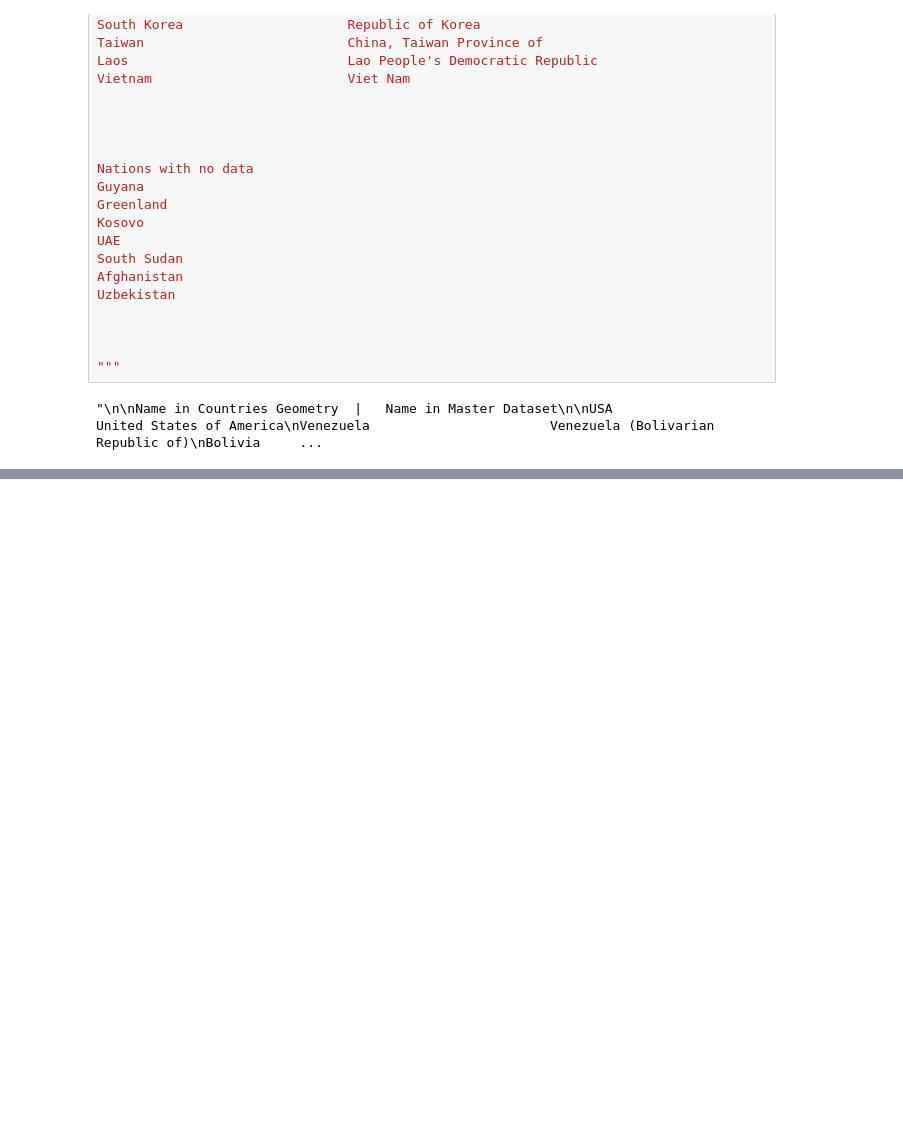
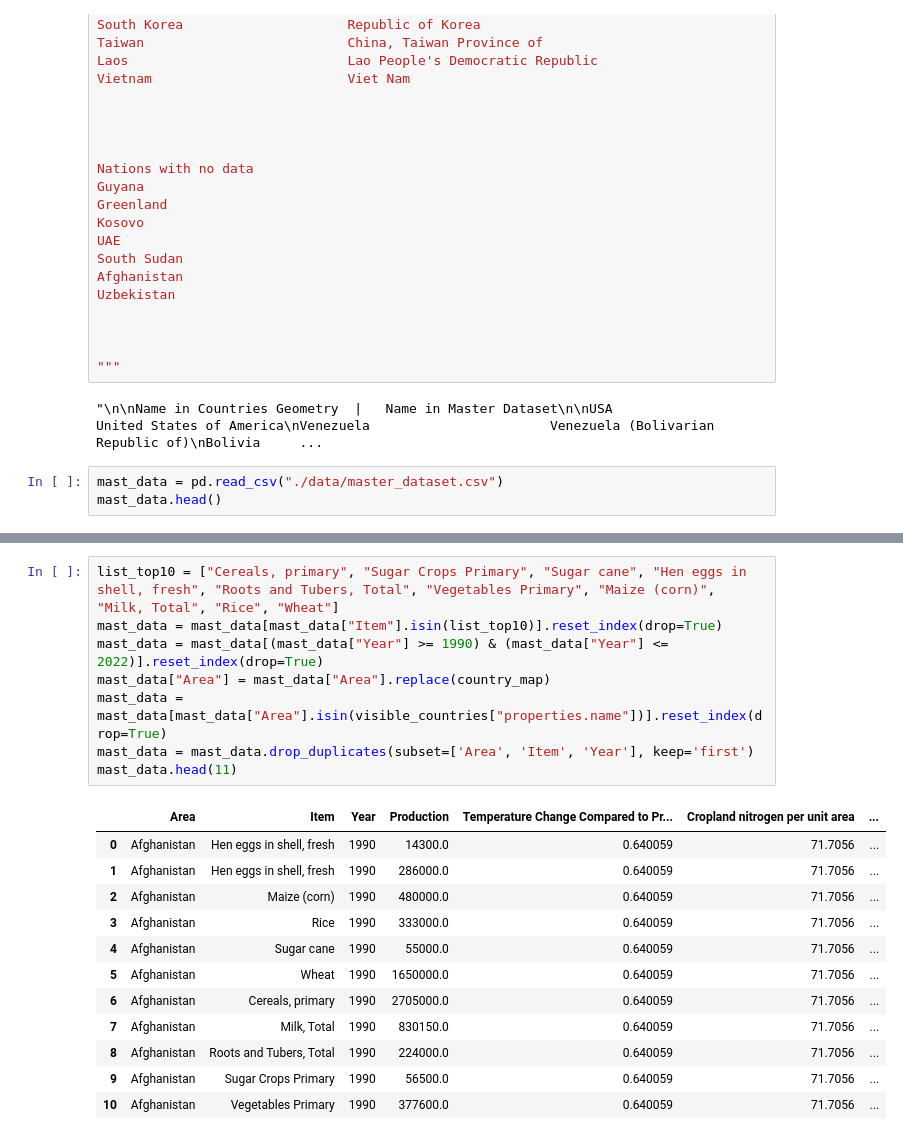
Before and after one commit to justinzhao07/cmsc471_final_project, a Jupyter notebook: pesticide/reprocess_data.ipynb, the cells around one changed output, grey strips where cells are left out. Drawn from its saved outputs; the diff is of its cells as text; blank space fills up the shorter version.

```diff
--- a/pesticide/reprocess_data.ipynb
+++ b/pesticide/reprocess_data.ipynb
@@ -133,3 +133,6 @@ Uzbekistan
 """
 # %% [output]
 "\n\nName in Countries Geometry  |   Name in Master Dataset\n\nUSA                             United States of America\nVenezuela                       Venezuela (Bolivarian Republic of)\nBolivia     ...
+# %%
+mast_data = pd.read_csv("./data/master_dataset.csv")
+mast_data.head()
@@ -135,0 +146,21 @@ Uzbekistan
+# %%
+list_top10 = ["Cereals, primary", "Sugar Crops Primary", "Sugar cane", "Hen eggs in shell, fresh", "Roots and Tubers, Total", "Vegetables Primary", "Maize (corn)", "Milk, Total", "Rice", "Wheat"]
+mast_data = mast_data[mast_data["Item"].isin(list_top10)].reset_index(drop=True)
+mast_data = mast_data[(mast_data["Year"] >= 1990) & (mast_data["Year"] <= 2022)].reset_index(drop=True)
+mast_data["Area"] = mast_data["Area"].replace(country_map)
+mast_data = mast_data[mast_data["Area"].isin(visible_countries["properties.name"])].reset_index(drop=True)
+mast_data = mast_data.drop_duplicates(subset=['Area', 'Item', 'Year'], keep='first')
+mast_data.head(11)
+# %% [output]
+|  | Area | Item | Year | Production | Temperature Change Compared to Pr... | Cropland nitrogen per unit area | ... |
+| 0 | Afghanistan | Hen eggs in shell, fresh | 1990 | 14300.0 | 0.640059 | 71.7056 | ... |
+| 1 | Afghanistan | Hen eggs in shell, fresh | 1990 | 286000.0 | 0.640059 | 71.7056 | ... |
+| 2 | Afghanistan | Maize (corn) | 1990 | 480000.0 | 0.640059 | 71.7056 | ... |
+| 3 | Afghanistan | Rice | 1990 | 333000.0 | 0.640059 | 71.7056 | ... |
+| 4 | Afghanistan | Sugar cane | 1990 | 55000.0 | 0.640059 | 71.7056 | ... |
+| 5 | Afghanistan | Wheat | 1990 | 1650000.0 | 0.640059 | 71.7056 | ... |
+| 6 | Afghanistan | Cereals, primary | 1990 | 2705000.0 | 0.640059 | 71.7056 | ... |
+| 7 | Afghanistan | Milk, Total | 1990 | 830150.0 | 0.640059 | 71.7056 | ... |
+| 8 | Afghanistan | Roots and Tubers, Total | 1990 | 224000.0 | 0.640059 | 71.7056 | ... |
+| 9 | Afghanistan | Sugar Crops Primary | 1990 | 56500.0 | 0.640059 | 71.7056 | ... |
+| 10 | Afghanistan | Vegetables Primary | 1990 | 377600.0 | 0.640059 | 71.7056 | ... |
```
Also changed, not shown: parts of 2 cells of this notebook, 7 other files.
